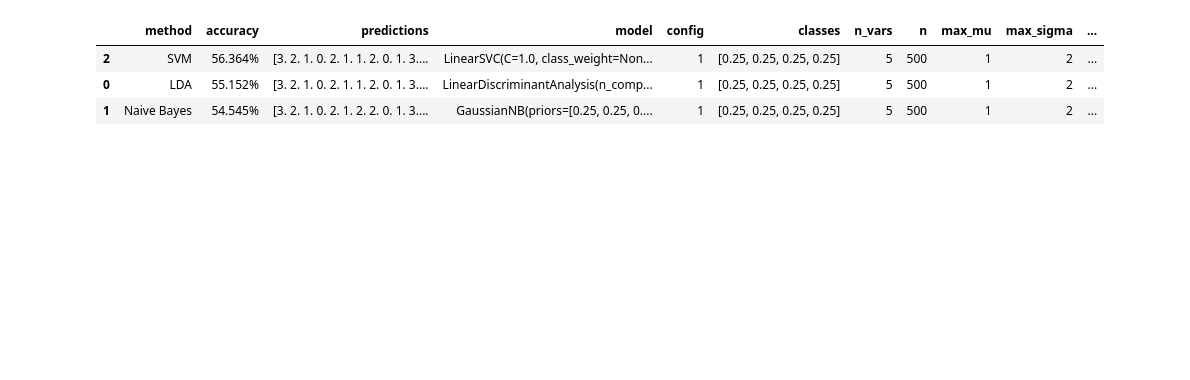
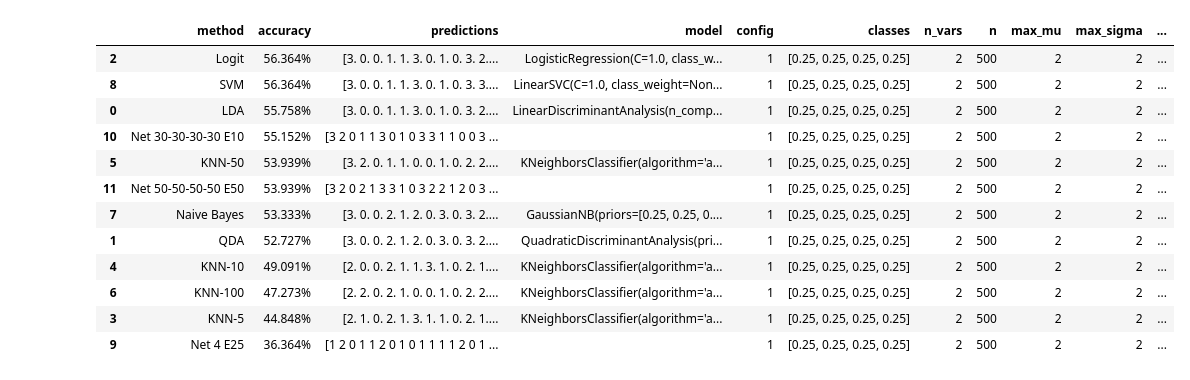
Before and after one commit to timellemeet/multivariate, a Jupyter notebook: simulation.ipynb, the cells around one changed output. Drawn from its saved outputs; the diff is of its cells as text; code cells hidden in the pictures; blank space fills up the shorter version.

Commit message:
randomer parameters

```diff
--- a/simulation.ipynb
+++ b/simulation.ipynb
@@ -24,9 +24,13 @@ def simulate_data(classes, n_vars, n, max_mu, max_sigma, max_skew):
         raise Exception("Classes dont sum up to 1")
 
     n_classes = len(classes)
-    sigma = np.random.randint(1,max_sigma,n_vars)
-    skew = np.random.randint(-max_skew,max_skew,n_vars)
-    mu =  np.random.randint(-max_mu, max_mu, (n_classes, n_vars))
+#     sigma = np.random.randint(1,max_sigma,n_vars)
+#     skew = np.random.randint(-max_skew,max_skew,n_vars)
+#     mu =  np.random.randint(-max_mu, max_mu, (n_classes, n_vars))
+
+    sigma = (max_sigma * np.random.rand(1,n_vars))[0]
+    skew = ((2 * max_skew  * np.random.rand(1, n_vars)) - max_skew)[0]
+    mu = (2 *  max_mu * np.random.rand(n_classes, n_vars)) - max_mu
 
     n_obs_class = np.round(np.dot(classes,n))
 
@@ -204,6 +228,8 @@ def classify_neuralnet(X_train, X_test, y_train, y_test, n_vars, n_classes, dept
 # %%
 from datetime import datetime
 import pandas as pd
+import time
+
 
 np.random.seed(12345)
 
@@ -212,12 +238,45 @@ timelabel =  datetime.now().strftime("%H-%M-%S - %d-%m-%Y")
 
 configs = [{
     "classes": [0.25, 0.25, 0.25, 0.25],
-    "n_vars": 5,
+    "n_vars": 2,
     "n": 500,
-    "max_mu": 1,
+    "max_mu": 2,
     "max_sigma": 2,
     "max_skew": 1
-}]
+},
+# {
+#     "classes": [0.25, 0.25, 0.25, 0.25],
+#     "n_vars": 5,
+#     "n": 10000,
+#     "max_mu": 5,
+#     "max_sigma": 5,
+#     "max_skew": 5
+# },
+# {
+#     "classes": [0.05, 0.05, 0.05, 0.85],
+#     "n_vars": 5,
+#     "n": 10000,
+#     "max_mu": 5,
+#     "max_sigma": 5,
+#     "max_skew": 5
+# },
+# {
+#     "classes": [0.25, 0.25, 0.25, 0.25],
+#     "n_vars": 50,
+#     "n": 10000,
+#     "max_mu": 5,
+#     "max_sigma": 5,
+#     "max_skew": 5
+# },
+# {
+#     "classes": [0.25, 0.25, 0.25, 0.25],
+#     "n_vars": 5,
+#     "n": 10000,
+#     "max_mu": 2,
+#     "max_sigma": 5,
+#     "max_skew": 5
+# },
+]
 
 columns = ['method', 'accuracy','predictions', "model", "config"] + list(configs[0].keys())
 results = pd.DataFrame(columns=columns)
@@ -234,27 +293,27 @@ for i, c in enumerate(configs):
     lda = classify_lda(X_train, X_test, y_train, y_test, c["classes"], False)
     results = results.append({**lda, **c, "config":i+1},ignore_index=True)
 
-#     qda = classify_qda(X_train, X_test, y_train, y_test, c["classes"])
-#     results = results.append({**qda, **c, "config":i+1},ignore_index=True)
+    qda = classify_qda(X_train, X_test, y_train, y_test, c["classes"])
+    results = results.append({**qda, **c, "config":i+1},ignore_index=True)
 
-#     logit = classify_logit(X_train, X_test, y_train, y_test)
-#     results = results.append({**logit, **c, "config":i+1},ignore_index=True)
+    logit = classify_logit(X_train, X_test, y_train, y_test)
+    results = results.append({**logit, **c, "config":i+1},ignore_index=True)
 
-#     for k in [5,10,50,100]:
-#         knn = classify_knn(X_train, X_test, y_train, y_test, k)
-#         results = results.append({**knn, **c, "config":i+1},ignore_index=True
+    for k in [5,10,50,100]:
+        knn = classify_knn(X_train, X_test, y_train, y_test, k)
+        results = results.append({**knn, **c, "config":i+1},ignore_index=True)
 
-    nb = classify_naivebayes(X_train, X_test, y_train, y_test, c["classes"])
-    results = results.append({**nb, **c, "config":i+1},ignore_index=True)
+    bayes = classify_naivebayes(X_train, X_test, y_train, y_test, c["classes"])
+    results = results.append({**bayes, **c, "config":i+1},ignore_index=True)
 
     svm = classify_svm(X_train, X_test, y_train, y_test)
     results = results.append({**svm, **c, "config":i+1},ignore_index=True)
 
-#     for n in [{"d":2,"n":20, "e":1}]:
-#         neuralnet = classify_neuralnet(X_train, X_test, y_train, y_test, c["n_vars"], len(c["classes"]),  depth=n["d"], nodes=n["n"], epochs=n["e"])
-#         results = results.append({**neuralnet, **c, "config":i+1},ignore_index=True)
+    for n in [{"d":1,"n":len(c["classes"]), "e":25}, {"d":4,"n":30, "e":10}, {"d":4,"n":50, "e":50}]:
+        neuralnet = classify_neuralnet(X_train, X_test, y_train, y_test, c["n_vars"], len(c["classes"]),  depth=n["d"], nodes=n["n"], epochs=n["e"])
+        results = results.append({**neuralnet, **c, "config":i+1},ignore_index=True)
 
-    print("Results after config "+str(i+1))
+    print("Results after config "+str(i+1)+" of "+str(len(configs)))
 
     results.sort_values(by='accuracy', ascending=False, inplace=True)
 
@@ -262,6 +321,7 @@ for i, c in enumerate(configs):
     'accuracy': '{:,.3%}'.format
     }))
 
+
     #saving results to file
-    results.to_pickle("./results/config "+str(i+1)+" of "+str(len(configs))+" "+timelabel+".pkl")
+    results.drop(columns=['model']).to_pickle("./results/config "+str(i+1)+" of "+str(len(configs))+" "+timelabel+".pkl")
 # %% [output]
@@ -279,5 +399,14 @@ Results after config 1
 |  | method | accuracy | predictions | model | config | classes | n_vars | n | max_mu | max_sigma | ... |
-| 2 | SVM | 56.364% | [3. 2. 1. 0. 2. 1. 1. 2. 0. 1. 3.... | LinearSVC(C=1.0, class_weight=Non... | 1 | [0.25, 0.25, 0.25, 0.25] | 5 | 500 | 1 | 2 | ... |
-| 0 | LDA | 55.152% | [3. 2. 1. 0. 2. 1. 1. 2. 0. 1. 3.... | LinearDiscriminantAnalysis(n_comp... | 1 | [0.25, 0.25, 0.25, 0.25] | 5 | 500 | 1 | 2 | ... |
-| 1 | Naive Bayes | 54.545% | [3. 2. 1. 0. 2. 1. 2. 2. 0. 1. 3.... | GaussianNB(priors=[0.25, 0.25, 0.... | 1 | [0.25, 0.25, 0.25, 0.25] | 5 | 500 | 1 | 2 | ... |
+| 2 | Logit | 56.364% | [3. 0. 0. 1. 1. 3. 0. 1. 0. 3. 2.... | LogisticRegression(C=1.0, class_w... | 1 | [0.25, 0.25, 0.25, 0.25] | 2 | 500 | 2 | 2 | ... |
+| 8 | SVM | 56.364% | [3. 0. 0. 1. 1. 3. 0. 1. 0. 3. 3.... | LinearSVC(C=1.0, class_weight=Non... | 1 | [0.25, 0.25, 0.25, 0.25] | 2 | 500 | 2 | 2 | ... |
+| 0 | LDA | 55.758% | [3. 0. 0. 1. 1. 3. 0. 1. 0. 3. 2.... | LinearDiscriminantAnalysis(n_comp... | 1 | [0.25, 0.25, 0.25, 0.25] | 2 | 500 | 2 | 2 | ... |
+| 10 | Net 30-30-30-30 E10 | 55.152% | [3 2 0 1 1 3 0 1 0 3 3 1 1 0 0 3 ... |  | 1 | [0.25, 0.25, 0.25, 0.25] | 2 | 500 | 2 | 2 | ... |
+| 5 | KNN-50 | 53.939% | [3. 2. 0. 1. 1. 0. 0. 1. 0. 2. 2.... | KNeighborsClassifier(algorithm='a... | 1 | [0.25, 0.25, 0.25, 0.25] | 2 | 500 | 2 | 2 | ... |
+| 11 | Net 50-50-50-50 E50 | 53.939% | [3 2 0 2 1 3 3 1 0 3 2 2 1 2 0 3 ... |  | 1 | [0.25, 0.25, 0.25, 0.25] | 2 | 500 | 2 | 2 | ... |
+| 7 | Naive Bayes | 53.333% | [3. 0. 0. 2. 1. 2. 0. 3. 0. 3. 2.... | GaussianNB(priors=[0.25, 0.25, 0.... | 1 | [0.25, 0.25, 0.25, 0.25] | 2 | 500 | 2 | 2 | ... |
+| 1 | QDA | 52.727% | [3. 0. 0. 2. 1. 2. 0. 3. 0. 3. 2.... | QuadraticDiscriminantAnalysis(pri... | 1 | [0.25, 0.25, 0.25, 0.25] | 2 | 500 | 2 | 2 | ... |
+| 4 | KNN-10 | 49.091% | [2. 0. 0. 2. 1. 1. 3. 1. 0. 2. 1.... | KNeighborsClassifier(algorithm='a... | 1 | [0.25, 0.25, 0.25, 0.25] | 2 | 500 | 2 | 2 | ... |
+| 6 | KNN-100 | 47.273% | [2. 2. 0. 2. 1. 0. 0. 1. 0. 2. 2.... | KNeighborsClassifier(algorithm='a... | 1 | [0.25, 0.25, 0.25, 0.25] | 2 | 500 | 2 | 2 | ... |
+| 3 | KNN-5 | 44.848% | [2. 1. 0. 2. 1. 3. 1. 1. 0. 2. 1.... | KNeighborsClassifier(algorithm='a... | 1 | [0.25, 0.25, 0.25, 0.25] | 2 | 500 | 2 | 2 | ... |
+| 9 | Net 4 E25 | 36.364% | [1 2 0 1 1 2 0 1 0 1 1 1 1 2 0 1 ... |  | 1 | [0.25, 0.25, 0.25, 0.25] | 2 | 500 | 2 | 2 | ... |
 # %% [markdown]
```
Also changed, not shown: parts of 5 cells of this notebook, 8 other files.
